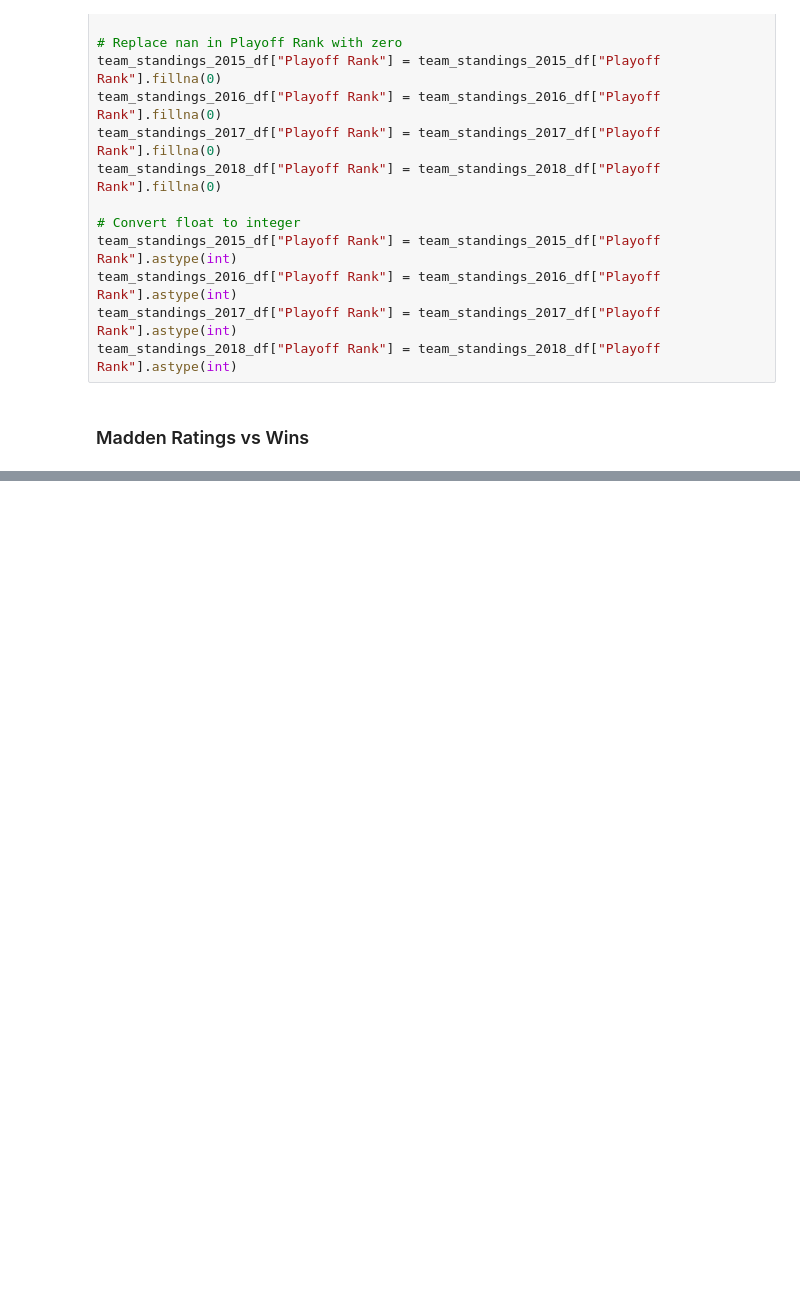
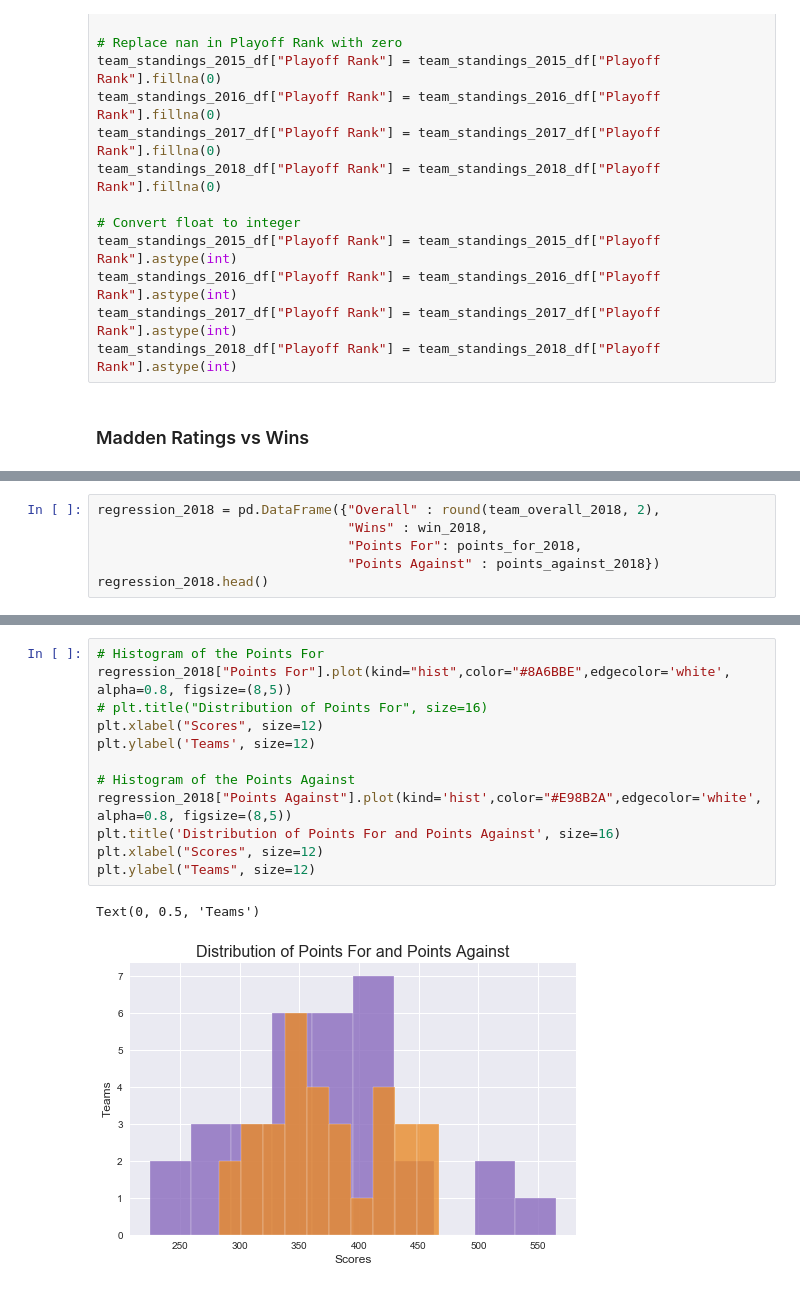
Before and after one commit to 00geist00/project-one, a Jupyter notebook: data_import.ipynb, the cells around one changed output, grey strips where cells are left out. Drawn from its saved outputs; the diff is of its cells as text; blank space fills up the shorter version.

```diff
--- a/data_import.ipynb
+++ b/data_import.ipynb
@@ -300,0 +325,6 @@ fig.savefig("Figure3 - Madden Rating vs Points For")
+# %%
+regression_2018 = pd.DataFrame({"Overall" : round(team_overall_2018, 2),
+                                "Wins" : win_2018,
+                                "Points For": points_for_2018,
+                                "Points Against" : points_against_2018})
+regression_2018.head()
@@ -300,0 +339,15 @@ fig.savefig("Figure3 - Madden Rating vs Points For")
+# %%
+# Histogram of the Points For
+regression_2018["Points For"].plot(kind="hist",color="#8A6BBE",edgecolor='white', alpha=0.8, figsize=(8,5))
+# plt.title("Distribution of Points For", size=16)
+plt.xlabel("Scores", size=12)
+plt.ylabel('Teams', size=12)
+
+# Histogram of the Points Against
+regression_2018["Points Against"].plot(kind='hist',color="#E98B2A",edgecolor='white', alpha=0.8, figsize=(8,5))
+plt.title('Distribution of Points For and Points Against', size=16)
+plt.xlabel("Scores", size=12)
+plt.ylabel("Teams", size=12)
+# %% [output]
+Text(0, 0.5, 'Teams')
+[figure, added]
```
Also changed, not shown: parts of 15 cells of this notebook, 2 other files.
